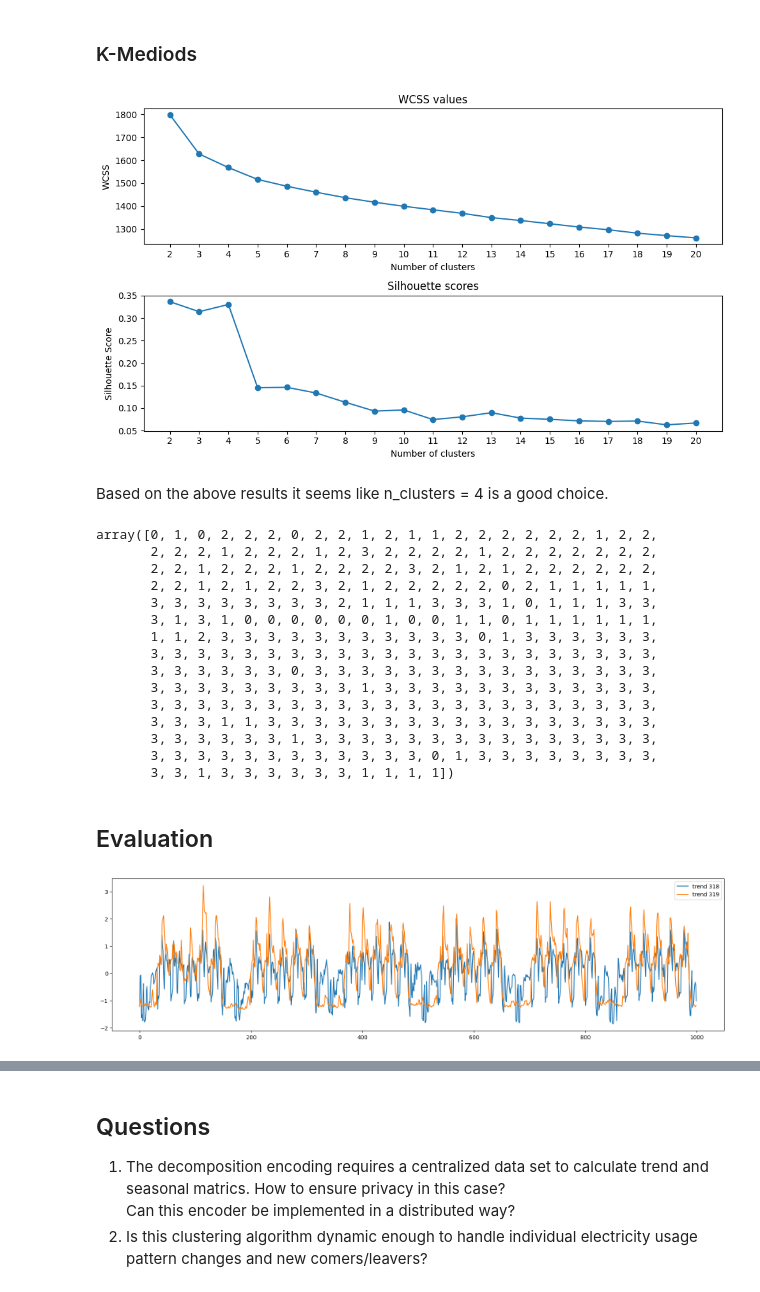
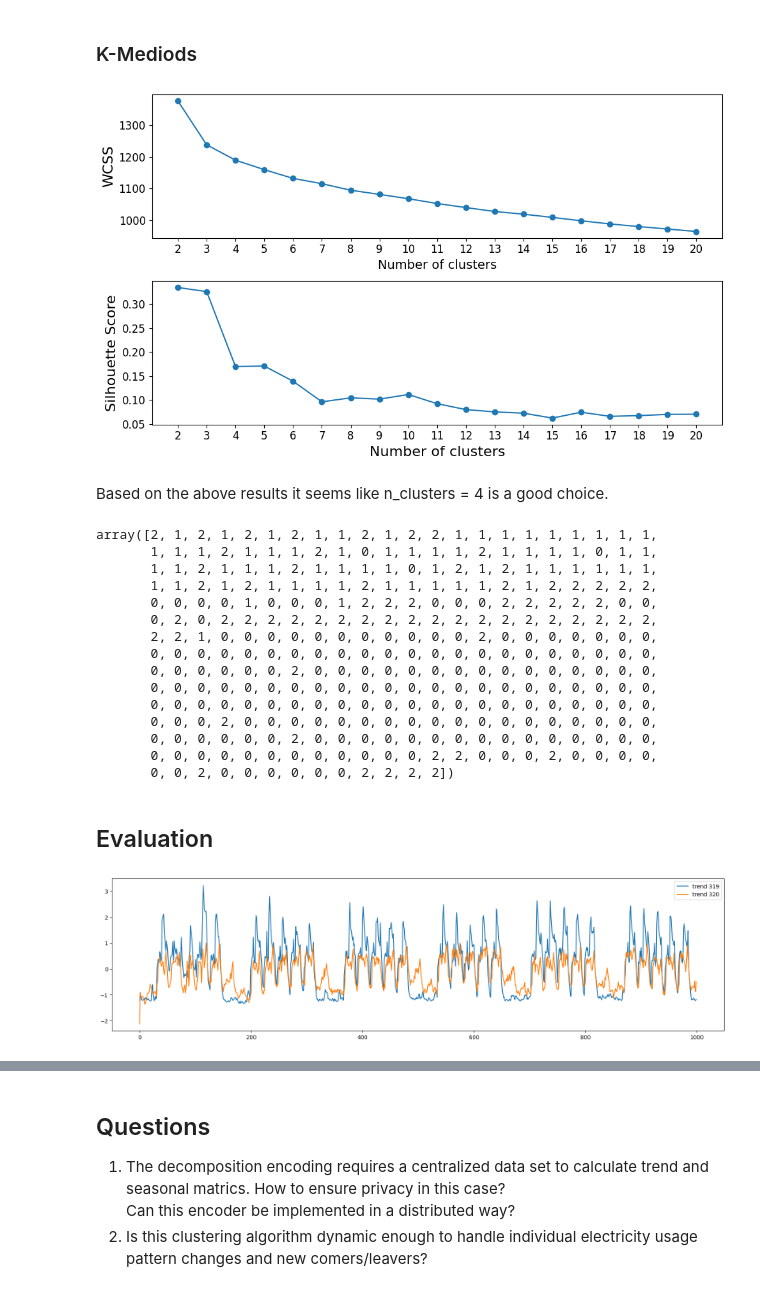
Before and after one commit to CaixiangFan/zkpet, a Jupyter notebook: clustering.ipynb, the cells around one changed output, grey strips where cells are left out. Drawn from its saved outputs; the diff is of its cells as text; code cells hidden in the pictures.

```diff
--- a/clustering.ipynb
+++ b/clustering.ipynb
@@ -195,7 +193,7 @@ plt.show()
 # %% [markdown]
 ### K-Mediods
 # %%
-dist_matrix = trend_dist_matrix + seasonal_dist_matrix
+dist_matrix = np.sqrt(trend_dist_matrix**2 + seasonal_dist_matrix**2)
 
 wcss = []
 silhouette_scores = []
@@ -213,55 +211,57 @@ fig, axs = plt.subplots(2, figsize=(10, 6))
 # Plot WCSS values
 axs[0].plot(list(clusters), wcss, marker='o')
 
-axs[0].set_title('WCSS values')
-axs[0].set_xlabel('Number of clusters')
-axs[0].set_ylabel('WCSS')
+axs[0].set_xlabel('Number of clusters', fontsize=14)
+axs[0].set_ylabel('WCSS', fontsize=16)
 axs[0].set_xticks(list(clusters))
+axs[0].tick_params(axis='x', labelsize=12)
+axs[0].tick_params(axis='y', labelsize=12)
 
 
 # Plot silhouette scores
 axs[1].plot(list(clusters), silhouette_scores, marker='o')
-axs[1].set_title('Silhouette scores')
-axs[1].set_xlabel('Number of clusters')
-axs[1].set_ylabel('Silhouette Score')
+axs[1].set_xlabel('Number of clusters', fontsize=16)
+axs[1].set_ylabel('Silhouette Score', fontsize=16)
 axs[1].set_xticks(list(clusters))
+axs[1].tick_params(axis='x', labelsize=12)
+axs[1].tick_params(axis='y', labelsize=12)
 
 plt.tight_layout()
 plt.show()
 # %% [output]
-[figure, old version]
+[figure, new version]
 # %% [markdown]
 Based on the above results it seems like n_clusters = 4 is a good choice.
 # %%
-kmedoids = KMedoids(n_clusters=4, metric='precomputed', random_state=seed, method='pam')
+kmedoids = KMedoids(n_clusters=3, metric='precomputed', random_state=seed, method='pam')
 kmedoids.fit(dist_matrix)
 cluster_labels = kmedoids.labels_
 cluster_labels
 # %% [output]
-array([0, 1, 0, 2, 2, 2, 0, 2, 2, 1, 2, 1, 1, 2, 2, 2, 2, 2, 2, 1, 2, 2,
-       2, 2, 2, 1, 2, 2, 2, 1, 2, 3, 2, 2, 2, 2, 1, 2, 2, 2, 2, 2, 2, 2,
-       2, 2, 1, 2, 2, 2, 1, 2, 2, 2, 2, 3, 2, 1, 2, 1, 2, 2, 2, 2, 2, 2,
-       2, 2, 1, 2, 1, 2, 2, 3, 2, 1, 2, 2, 2, 2, 2, 0, 2, 1, 1, 1, 1, 1,
-       3, 3, 3, 3, 3, 3, 3, 3, 2, 1, 1, 1, 3, 3, 3, 1, 0, 1, 1, 1, 3, 3,
-       3, 1, 3, 1, 0, 0, 0, 0, 0, 0, 1, 0, 0, 1, 1, 0, 1, 1, 1, 1, 1, 1,
-       1, 1, 2, 3, 3, 3, 3, 3, 3, 3, 3, 3, 3, 3, 0, 1, 3, 3, 3, 3, 3, 3,
-       3, 3, 3, 3, 3, 3, 3, 3, 3, 3, 3, 3, 3, 3, 3, 3, 3, 3, 3, 3, 3, 3,
-       3, 3, 3, 3, 3, 3, 0, 3, 3, 3, 3, 3, 3, 3, 3, 3, 3, 3, 3, 3, 3, 3,
-       3, 3, 3, 3, 3, 3, 3, 3, 3, 1, 3, 3, 3, 3, 3, 3, 3, 3, 3, 3, 3, 3,
-       3, 3, 3, 3, 3, 3, 3, 3, 3, 3, 3, 3, 3, 3, 3, 3, 3, 3, 3, 3, 3, 3,
-       3, 3, 3, 1, 1, 3, 3, 3, 3, 3, 3, 3, 3, 3, 3, 3, 3, 3, 3, 3, 3, 3,
-       3, 3, 3, 3, 3, 3, 1, 3, 3, 3, 3, 3, 3, 3, 3, 3, 3, 3, 3, 3, 3, 3,
-       3, 3, 3, 3, 3, 3, 3, 3, 3, 3, 3, 3, 0, 1, 3, 3, 3, 3, 3, 3, 3, 3,
-       3, 3, 1, 3, 3, 3, 3, 3, 3, 1, 1, 1, 1])
+array([2, 1, 2, 1, 2, 1, 2, 1, 1, 2, 1, 2, 2, 1, 1, 1, 1, 1, 1, 1, 1, 1,
+       1, 1, 1, 2, 1, 1, 1, 2, 1, 0, 1, 1, 1, 1, 2, 1, 1, 1, 1, 0, 1, 1,
+       1, 1, 2, 1, 1, 1, 2, 1, 1, 1, 1, 0, 1, 2, 1, 2, 1, 1, 1, 1, 1, 1,
+       1, 1, 2, 1, 2, 1, 1, 1, 1, 2, 1, 1, 1, 1, 1, 2, 1, 2, 2, 2, 2, 2,
+       0, 0, 0, 0, 1, 0, 0, 0, 1, 2, 2, 2, 0, 0, 0, 2, 2, 2, 2, 2, 0, 0,
+       0, 2, 0, 2, 2, 2, 2, 2, 2, 2, 2, 2, 2, 2, 2, 2, 2, 2, 2, 2, 2, 2,
+       2, 2, 1, 0, 0, 0, 0, 0, 0, 0, 0, 0, 0, 0, 2, 0, 0, 0, 0, 0, 0, 0,
+       0, 0, 0, 0, 0, 0, 0, 0, 0, 0, 0, 0, 0, 0, 0, 0, 0, 0, 0, 0, 0, 0,
+       0, 0, 0, 0, 0, 0, 2, 0, 0, 0, 0, 0, 0, 0, 0, 0, 0, 0, 0, 0, 0, 0,
+       0, 0, 0, 0, 0, 0, 0, 0, 0, 0, 0, 0, 0, 0, 0, 0, 0, 0, 0, 0, 0, 0,
+       0, 0, 0, 0, 0, 0, 0, 0, 0, 0, 0, 0, 0, 0, 0, 0, 0, 0, 0, 0, 0, 0,
+       0, 0, 0, 2, 0, 0, 0, 0, 0, 0, 0, 0, 0, 0, 0, 0, 0, 0, 0, 0, 0, 0,
+       0, 0, 0, 0, 0, 0, 2, 0, 0, 0, 0, 0, 0, 0, 0, 0, 0, 0, 0, 0, 0, 0,
+       0, 0, 0, 0, 0, 0, 0, 0, 0, 0, 0, 0, 2, 2, 0, 0, 0, 2, 0, 0, 0, 0,
+       0, 0, 2, 0, 0, 0, 0, 0, 0, 2, 2, 2, 2])
 # %% [markdown]
 ## Evaluation
 # %%
-i, j = 318, 319
+i, j = 319, 320
 
 plt.figure(figsize=(20, 5))
 plt.plot(x[i,:1000].detach().numpy(), label=f'trend {i}')
 plt.plot(x[j,:1000].detach().numpy(), label=f'trend {j}')
 plt.legend()
 plt.show()
 # %% [output]
-[figure, old version]
+[figure, new version]
```
Also changed, not shown: parts of 2 cells of this notebook.
